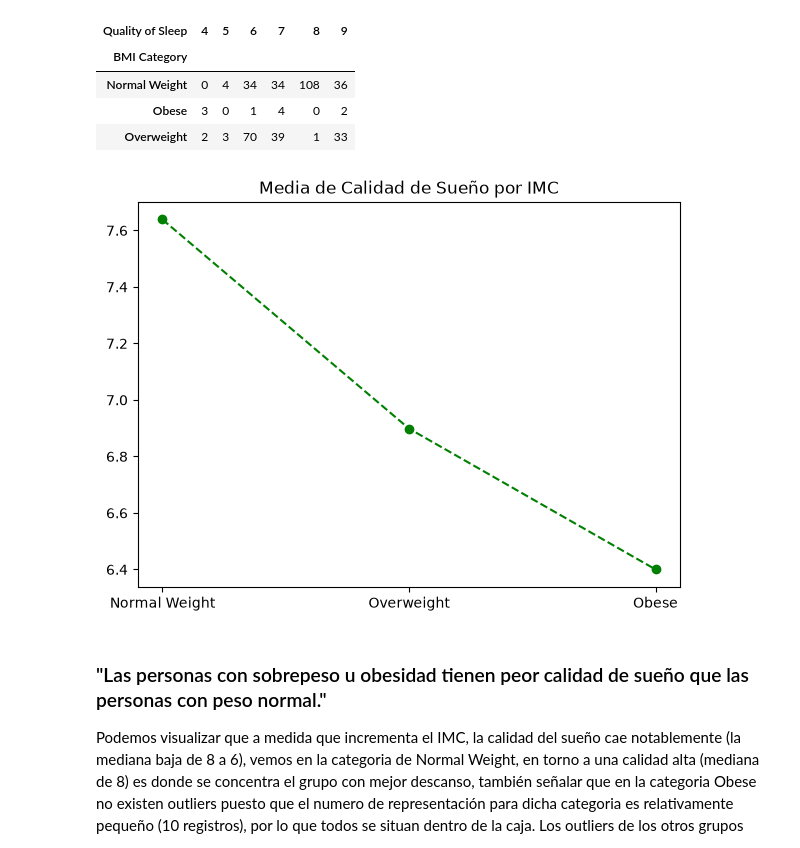
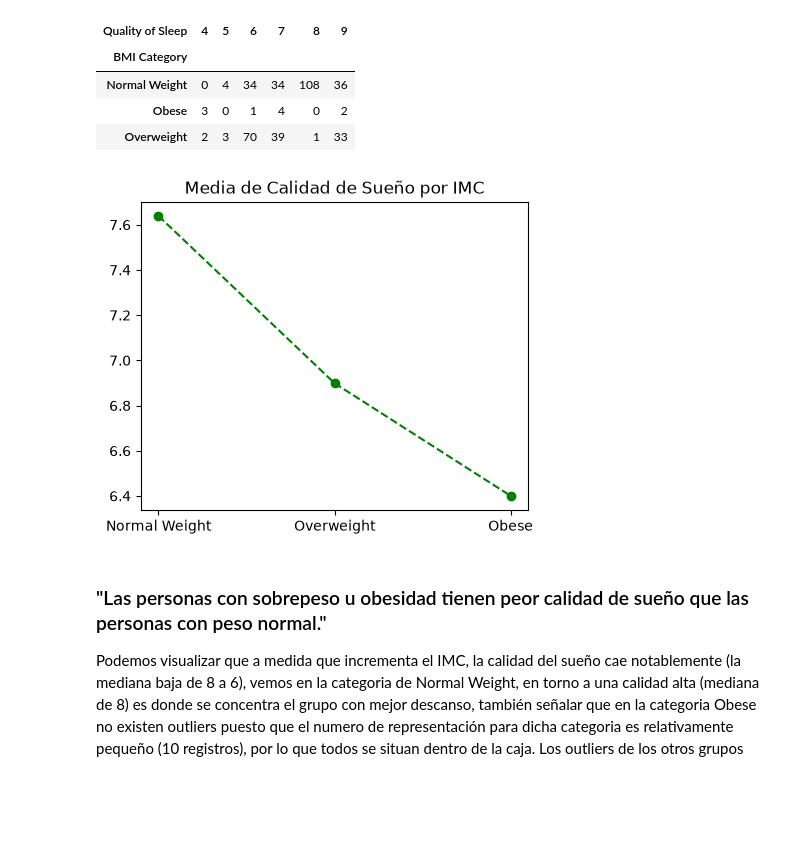
Before and after one commit to arianamarin85-cloud/EDA-ANALISIS-DEL-SUENO, a Jupyter notebook: cuaderno/04_analisis_y_contraste_hipotesis.ipynb, the cells around one changed output. Cells and saved outputs as stored; diff of their text form; code cells hidden in the pictures; blank space fills up the shorter version.

```diff
--- a/cuaderno/04_analisis_y_contraste_hipotesis.ipynb
+++ b/cuaderno/04_analisis_y_contraste_hipotesis.ipynb
@@ -132,13 +133,13 @@ pd.crosstab(df_h3["BMI Category"], df_h3["Quality of Sleep"])
 | Obese | 3 | 0 | 1 | 4 | 0 | 2 |
 | Overweight | 2 | 3 | 70 | 39 | 1 | 33 |
 # %%
-fig, ax = plt.subplots(figsize=(7, 5))
+f, ax = plt.subplots(figsize=(5, 4))
 ax.plot(resultado_h3.index, resultado_h3["mean"], color='green', linestyle='--', marker='o')
 ax.set_title("Media de Calidad de Sueño por IMC")
-plt.savefig("../imagen/media_calidad_sueno_imc.jpg")
+plt.savefig("../imagen/media_calidad_sueno_imc.jpg", dpi=150, bbox_inches="tight")
 plt.show()
 # %% [output]
-[figure, old version]
+[figure, new version]
 # %% [markdown]
 ### "Las personas con sobrepeso u obesidad tienen peor calidad de sueño que las personas con peso normal."
 Podemos visualizar que a medida que incrementa el IMC, la calidad del sueño cae notablemente (la mediana baja de 8 a 6), vemos en la categoria de Normal Weight, en torno a una calidad alta (mediana de 8) es donde se concentra el grupo con mejor descanso, también señalar que en la categoria Obese no existen outliers puesto que el numero de representación para dicha categoria es relativamente pequeño (10 registros), por lo que todos se situan dentro de la caja.
```
Also changed, not shown: parts of 7 cells of this notebook.
